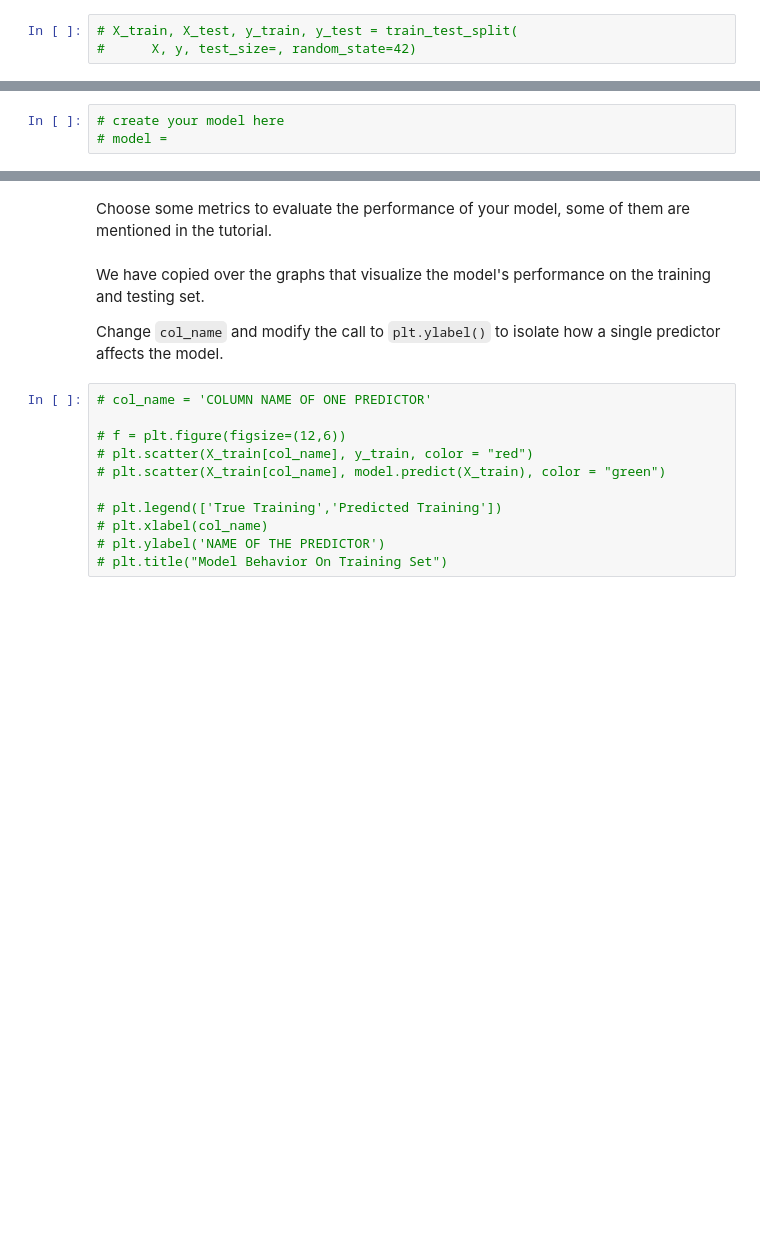
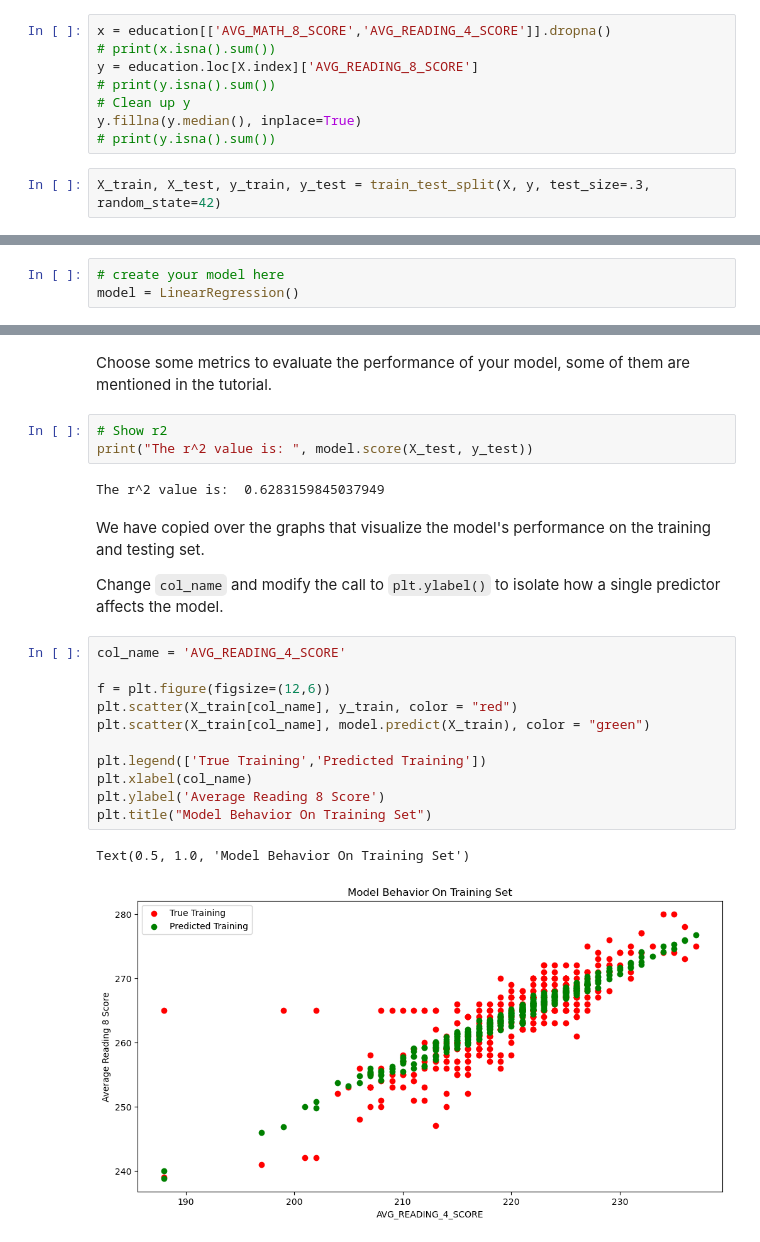
Before and after one commit to buqhek/MDST-Tutorial, a Jupyter notebook: tutorial1/checkpoint1.ipynb, the cells around one changed output, grey strips where cells are left out. Drawn from its saved outputs; the diff is of its cells as text; blank space fills up the shorter version.

```diff
--- a/tutorial1/checkpoint1.ipynb
+++ b/tutorial1/checkpoint1.ipynb
@@ -147,6 +192,13 @@ from sklearn.model_selection import train_test_split
+# %%
+x = education[['AVG_MATH_8_SCORE','AVG_READING_4_SCORE']].dropna()
+# print(x.isna().sum())
+y = education.loc[X.index]['AVG_READING_8_SCORE']
+# print(y.isna().sum())
+# Clean up y
+y.fillna(y.median(), inplace=True)
+# print(y.isna().sum())
 # %%
-# X_train, X_test, y_train, y_test = train_test_split(
-#      X, y, test_size=, random_state=42)
+X_train, X_test, y_train, y_test = train_test_split(X, y, test_size=.3, random_state=42)
 # %% [markdown]
 <h2> Prediction </h2>
 # %% [markdown]
@@ -156,5 +209,5 @@ ML Models [Resource](https://medium.com/@vijaya.beeravalli/comparison-of-machine
 # %%
 # create your model here
-# model =
+model = LinearRegression()
 # %%
 model.fit(X_train, y_train)
@@ -164,19 +219,27 @@ y_pred = model.predict(X_test)
 ## Evaluation
 # %% [markdown]
 Choose some metrics to evaluate the performance of your model, some of them are mentioned in the tutorial.
+# %%
+# Show r2
+print("The r^2 value is: ", model.score(X_test, y_test))
+# %% [output]
+The r^2 value is:  0.6283159845037949
 # %% [markdown]
 We have copied over the graphs that visualize the model's performance on the training and testing set.
 
 Change `col_name` and modify the call to `plt.ylabel()` to isolate how a single predictor affects the model.
 # %%
-# col_name = 'COLUMN NAME OF ONE PREDICTOR'
+col_name = 'AVG_READING_4_SCORE'
 
-# f = plt.figure(figsize=(12,6))
-# plt.scatter(X_train[col_name], y_train, color = "red")
-# plt.scatter(X_train[col_name], model.predict(X_train), color = "green")
+f = plt.figure(figsize=(12,6))
+plt.scatter(X_train[col_name], y_train, color = "red")
+plt.scatter(X_train[col_name], model.predict(X_train), color = "green")
 
-# plt.legend(['True Training','Predicted Training'])
-# plt.xlabel(col_name)
-# plt.ylabel('NAME OF THE PREDICTOR')
-# plt.title("Model Behavior On Training Set")
+plt.legend(['True Training','Predicted Training'])
+plt.xlabel(col_name)
+plt.ylabel('Average Reading 8 Score')
+plt.title("Model Behavior On Training Set")
+# %% [output]
+Text(0.5, 1.0, 'Model Behavior On Training Set')
+[figure, added]
 # %%
```
Also changed, not shown: parts of 22 cells of this notebook.
